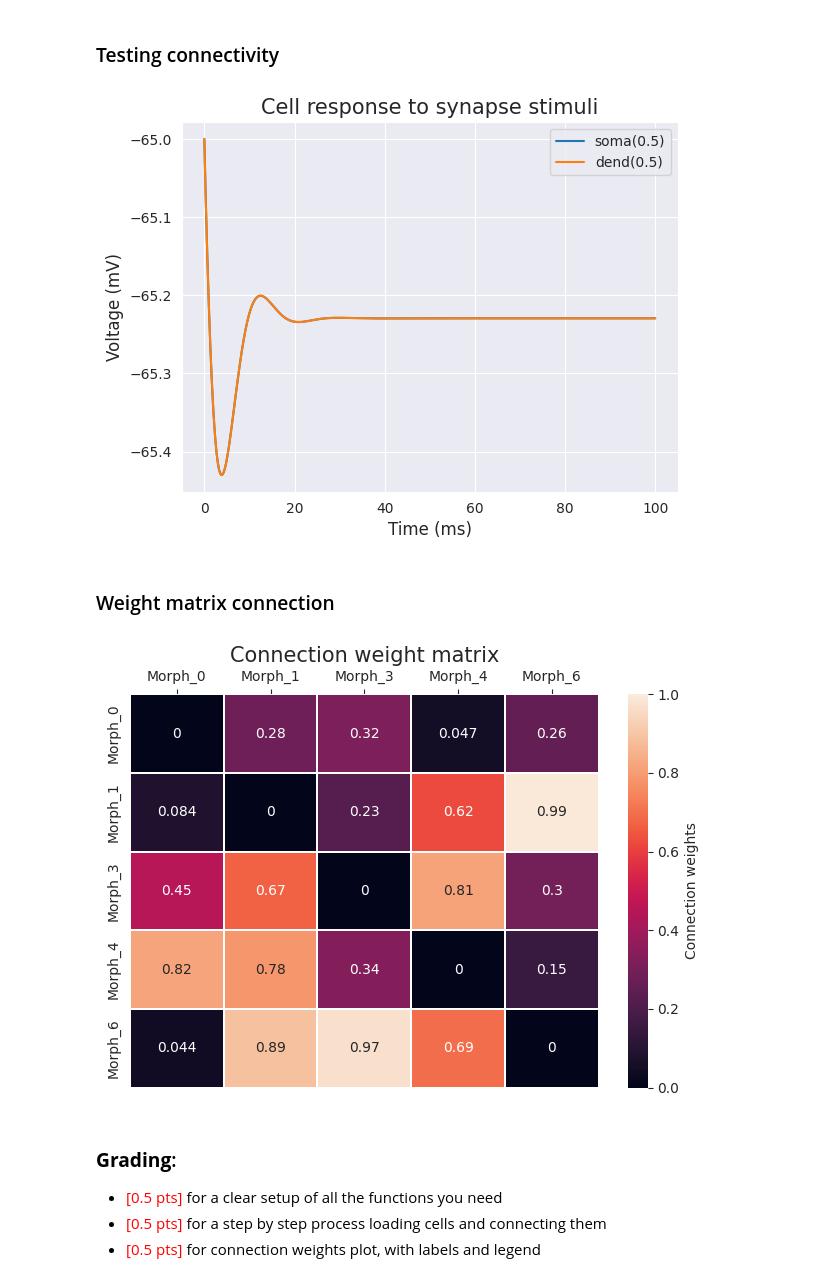
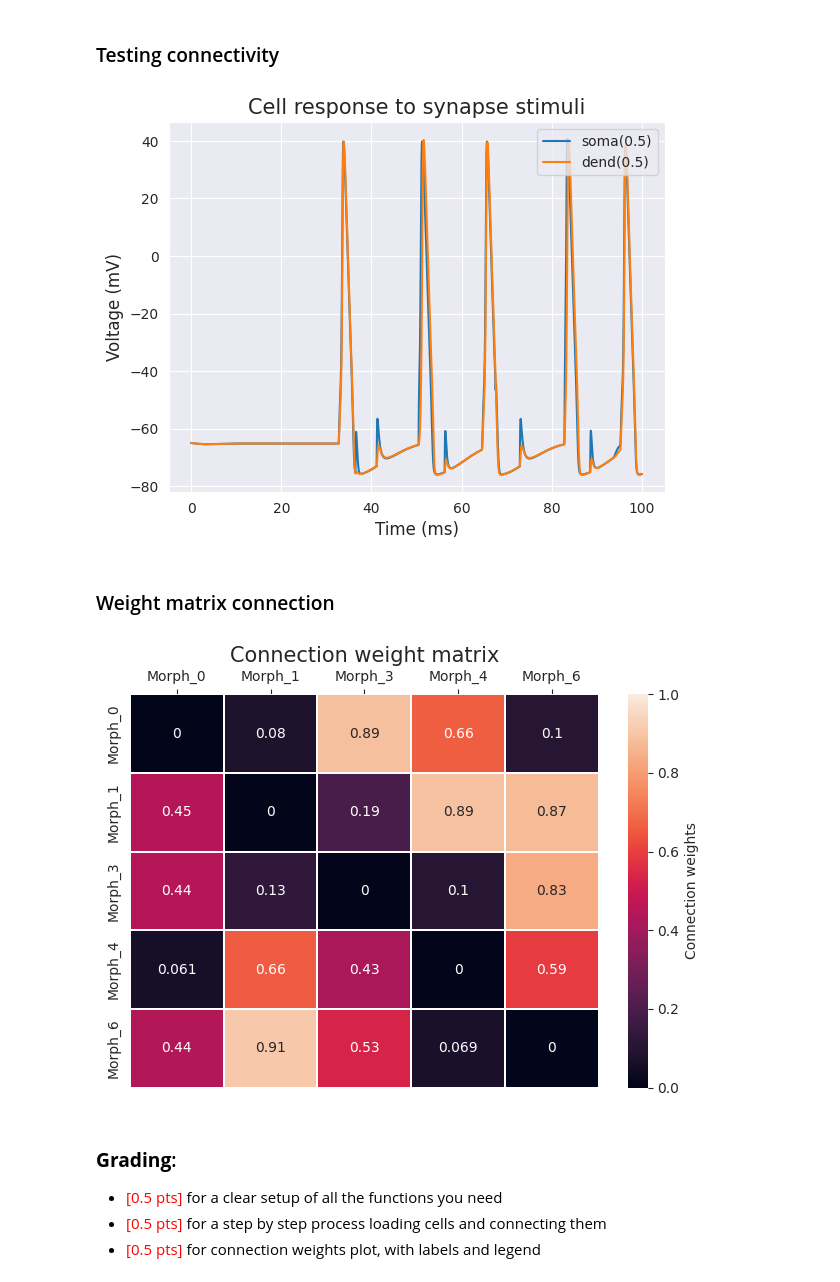
Before and after one commit to ejayromero/biophysics-NX-450, a Jupyter notebook: Week_7/Week7_HomeWork.ipynb, the cells around one changed output. Saved outputs shown, nothing was run; the diff lists cells and outputs as text; code cells hidden in the pictures.

```diff
--- a/Week_7/Week7_HomeWork.ipynb
+++ b/Week_7/Week7_HomeWork.ipynb
@@ -111,7 +111,9 @@ for i, morph in zip(correct_morpho, morph_path):
 # %%
 for c in cells:
     if hasattr(c, "apic"):
-        print('%s: %d apical sections, %d basal sections, %d soma sections and %d axon senctions' % (c.name,len(c.apic),len(c.dend), len(c.soma), len(c.axon)))
+        c.type = "PC" # pyramidal cell because there is a distinction of apical and basal dendrites
+        print('%s: %d apical sections, %d basal sections, %d soma sections and %d axon sections and is a %s neuron' % (c.name,len(c.apic),len(c.dend), len(c.soma), len(c.axon), c.type))
     else:
-        print('%s: %d basal sections, %d soma sections and %d axon senctions' % (c.name,len(c.dend), len(c.soma), len(c.axon)))
+        c.type = "Inh" # only basal dendrites so might be because no distinction between basal and apical cf. week3
+        print('%s: %d basal sections, %d soma sections and %d axon sections and is a %s neuron' % (c.name,len(c.dend), len(c.soma), len(c.axon), c.type))
 # %% [output]
@@ -230,13 +235,13 @@ def stimulation(cell1, cell2, dend_num = 1, n_stim = 10, start = 10, delay = 10,
 
     plt.show()
 # %%
-stimulation(cells[0],cells[4], dend_num = 19, n_stim = 10, start = 10, delay = 10, weight= 0.8)
+stimulation(cells[1],cells[0], dend_num = 19, n_stim = 10, start = 10, delay = 1, weight= 0.8)
 # %% [output]
-[figure, old version]
+[figure, new version]
 # %% [markdown]
 ### Weight matrix connection
 # %%
-def plot_heatmap(weight_mat, cell_lab):
+def plot_heatmap(weight_mat, cell_lab, title, cbarlabel):
     """
     Create a heatmap from a pandas DataFrame.
 
@@ -246,6 +251,10 @@ def plot_heatmap(weight_mat, cell_lab):
         A 2D numpy array of shape (N, M).
     cell_lab
         A list or array of length N with the cell labels
+    title
+        The plot label
+    cbarlabel
+        The label for the colorbar.  Optional.
 
     """
     df = pd.DataFrame(weight_mat, columns= cell_lab, index= cell_lab)
@@ -253,19 +262,19 @@ def plot_heatmap(weight_mat, cell_lab):
     plt.figure()
     ax = sns.heatmap(df, annot=True, linewidths=0.1, vmax=1)
     ax.xaxis.tick_top()
-    ax.set_title("Connection weight matrix", fontsize = 15)
-    ax.collections[0].colorbar.set_label("Connection weights")
+    ax.set_title(title, fontsize = 15)
+    ax.collections[0].colorbar.set_label(cbarlabel)
     plt.tight_layout()
     plt.show()
 # %%
 cell_label = []
 for c in cells:
     cell_label.append(c.name)
 cell_label
 
-plot_heatmap(weight_matrix, cell_label)
+plot_heatmap(weight_matrix, cell_label, title = "Connection weight matrix", cbarlabel = "Connection weights")
 # %% [output]
-[figure, old version]
+[figure, new version]
 # %% [markdown]
 ### **Grading**:
 - <font color= 'red'>[0.5 pts]</font> for a clear setup of all the functions you need
```
Also changed, not shown: parts of 12 cells of this notebook.
